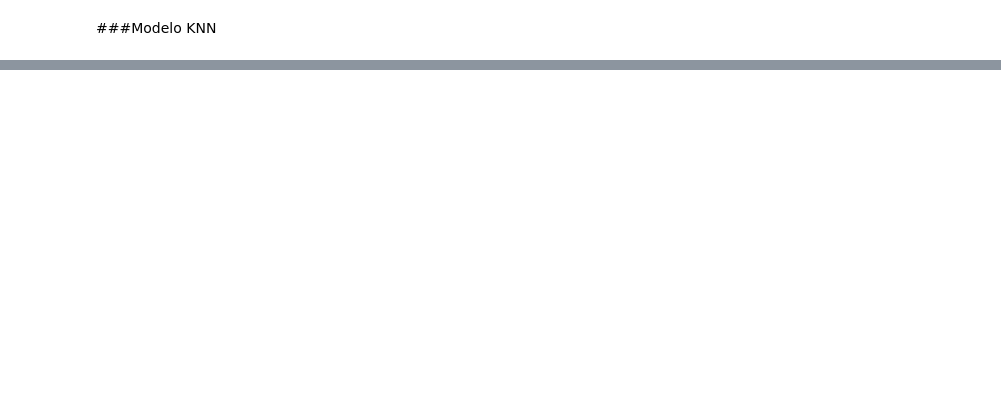
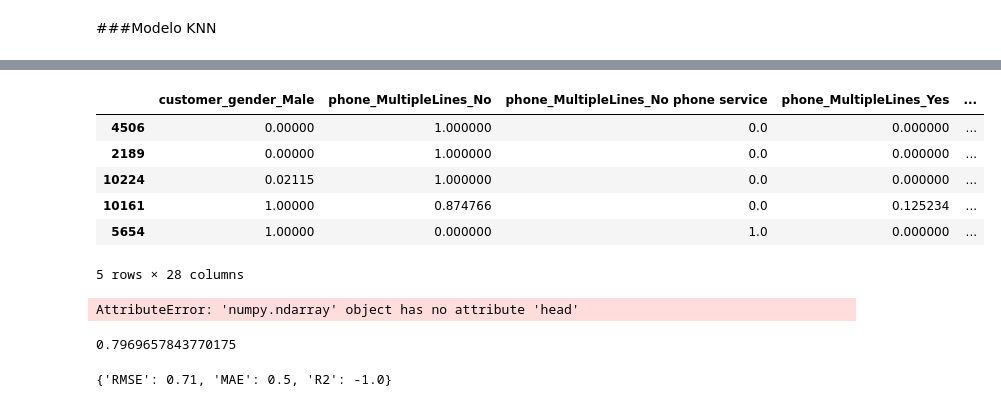
Before and after one commit to Fvargasv/Challenge-Telecom-X-Parte-2, a Jupyter notebook: Telecom_X_parte_2.ipynb, the cells around one changed output, grey strips where cells are left out. Drawn from its saved outputs; the diff is of its cells as text; code cells hidden in the pictures; blank space fills up the shorter version.

```diff
--- a/Telecom_X_parte_2.ipynb
+++ b/Telecom_X_parte_2.ipynb
@@ -880,0 +937,21 @@ Debo normalizar los datos de entrenamiento X_train e y_train
+# %%
+X_test.head() #estos datos de prueba NO están normalizados
+# %% [output]
+|  | customer_gender_Male | phone_MultipleLines_No | phone_MultipleLines_No phone service | phone_MultipleLines_Yes | ... |
+| 4506 | 0.00000 | 1.000000 | 0.0 | 0.000000 | ... |
+| 2189 | 0.00000 | 1.000000 | 0.0 | 0.000000 | ... |
+| 10224 | 0.02115 | 1.000000 | 0.0 | 0.000000 | ... |
+| 10161 | 1.00000 | 0.874766 | 0.0 | 0.125234 | ... |
+| 5654 | 1.00000 | 0.000000 | 1.0 | 0.000000 | ... |
+5 rows × 28 columns
+# %%
+#Se normalizan los datos de prueba
+X_test_normalizado = normalizacion.transform(X_test)
+X_test_normalizado.head()
+# %% [output]
+AttributeError: 'numpy.ndarray' object has no attribute 'head'
+# %%
+#Obtenemos el R2 de la predicción
+knn.score(X_test_normalizado, y_test)
+# %% [output]
+0.7969657843770175
@@ -880,0 +963,5 @@ Debo normalizar los datos de entrenamiento X_train e y_train
+# %%
+resultados_knn = calcular_regresion(y_test,y_pred_knn)
+resultados_knn
+# %% [output]
+{'RMSE': 0.71, 'MAE': 0.5, 'R2': -1.0}
```
Also changed, not shown: parts of 15 cells of this notebook.
